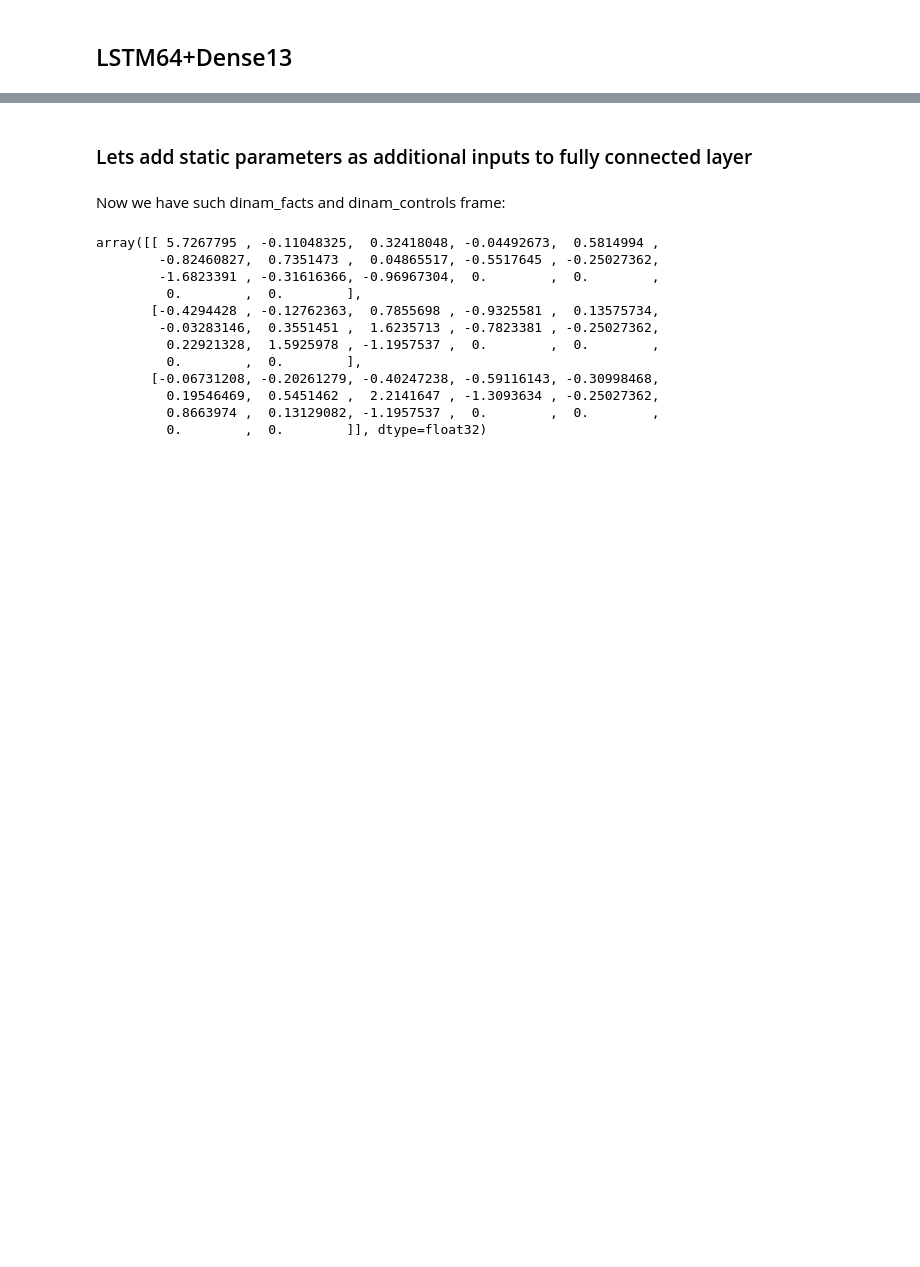
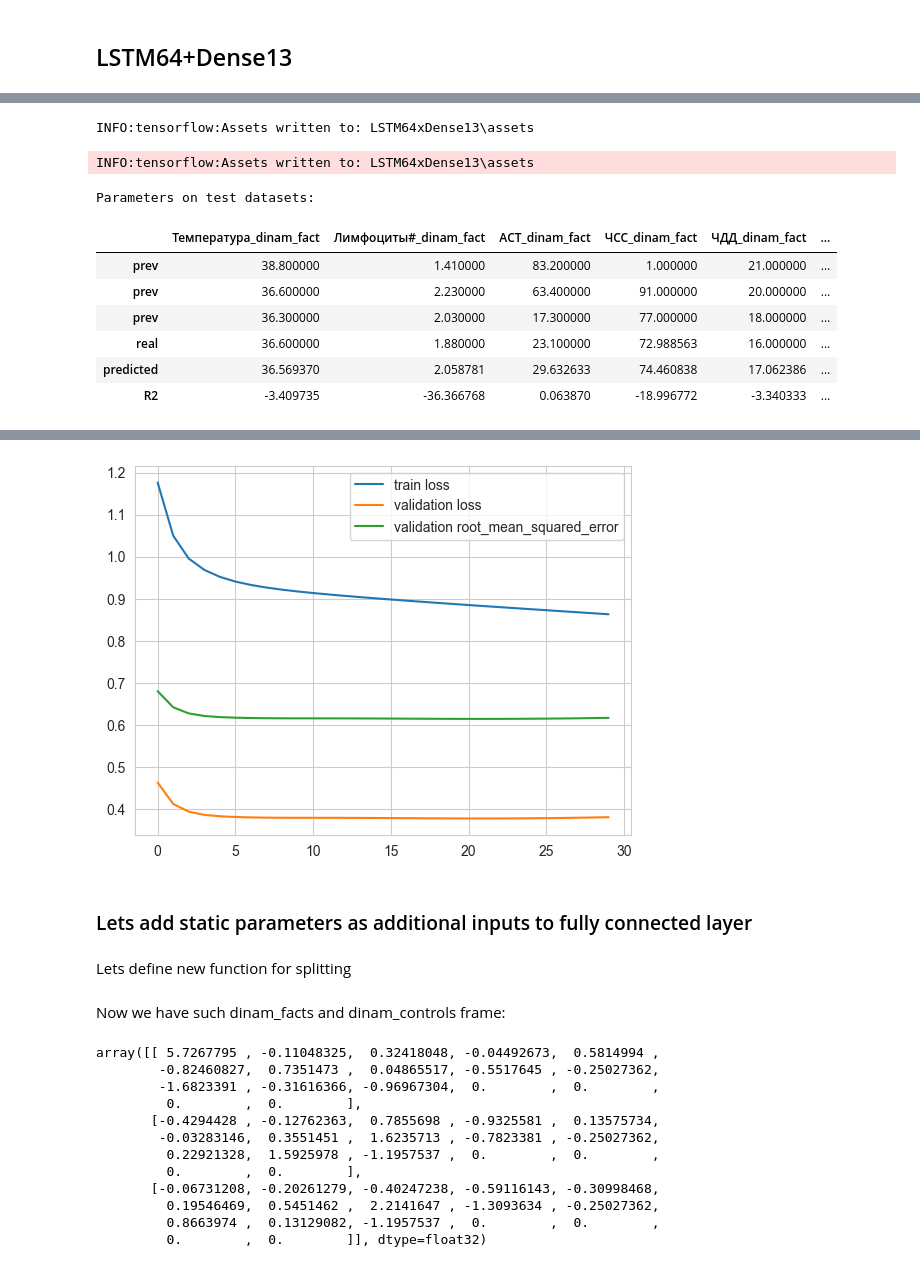
Before and after one commit to geniusserg/CovidPredict, a Jupyter notebook: data_analysis.ipynb, the cells around one changed output, grey strips where cells are left out. Saved outputs shown, nothing was run; the diff lists cells and outputs as text; code cells hidden in the pictures; blank space fills up the shorter version.

```diff
--- a/data_analysis.ipynb
+++ b/data_analysis.ipynb
@@ -609,0 +571,10 @@ Parameters on test datasets:
+# %%
+BATCH_SIZE=12
+
+model = Sequential(name="LSTM64xDense13")
+model.add(Input((WINDOW, PARAMS_LENGTH), batch_size=BATCH_SIZE))
+model.add(LSTM(64, return_sequences=False))
+model.add(Dense(PARAMS_LENGTH, activation="tanh"))
+model_lstm_dense = model
+model_lstm_dense.compile(optimizer="adam", loss="mse", metrics=[RootMeanSquaredError()])
+model_lstm_dense.summary()
@@ -609,0 +595,7 @@ Parameters on test datasets:
+# %%
+history = model_lstm_dense.fit(X_train, y_train,
+                               epochs=30, validation_split=1/8, batch_size=BATCH_SIZE,
+                               shuffle=False, verbose=0)
+model_lstm_64.save("LSTM64xDense13")
+show_results(X_test, y_test, model_lstm_dense, history)
+# %% [output]
@@ -609,0 +603,10 @@ Parameters on test datasets:
+INFO:tensorflow:Assets written to: LSTM64xDense13\assets
+INFO:tensorflow:Assets written to: LSTM64xDense13\assets
+Parameters on test datasets:
+|  | Температура_dinam_fact | Лимфоциты#_dinam_fact | АСТ_dinam_fact | ЧСС_dinam_fact | ЧДД_dinam_fact | ... |
+| prev | 38.800000 | 1.410000 | 83.200000 | 1.000000 | 21.000000 | ... |
+| prev | 36.600000 | 2.230000 | 63.400000 | 91.000000 | 20.000000 | ... |
+| prev | 36.300000 | 2.030000 | 17.300000 | 77.000000 | 18.000000 | ... |
+| real | 36.600000 | 1.880000 | 23.100000 | 72.988563 | 16.000000 | ... |
+| predicted | 36.569370 | 2.058781 | 29.632633 | 74.460838 | 17.062386 | ... |
+| R2 | -3.409735 | -36.366768 | 0.063870 | -18.996772 | -3.340333 | ... |
@@ -610,5 +615,8 @@ Parameters on test datasets:
+[figure, added]
 # %% [markdown]
 ### Lets add static parameters as additional inputs to fully connected layer
+# %% [markdown]
+Lets define new function for splitting
 # %%
 def split_features_targets(df, dinam_fact_df, window=3):
     X, y = [], []
```
Also changed, not shown: parts of 55 cells of this notebook, 51 other files.
